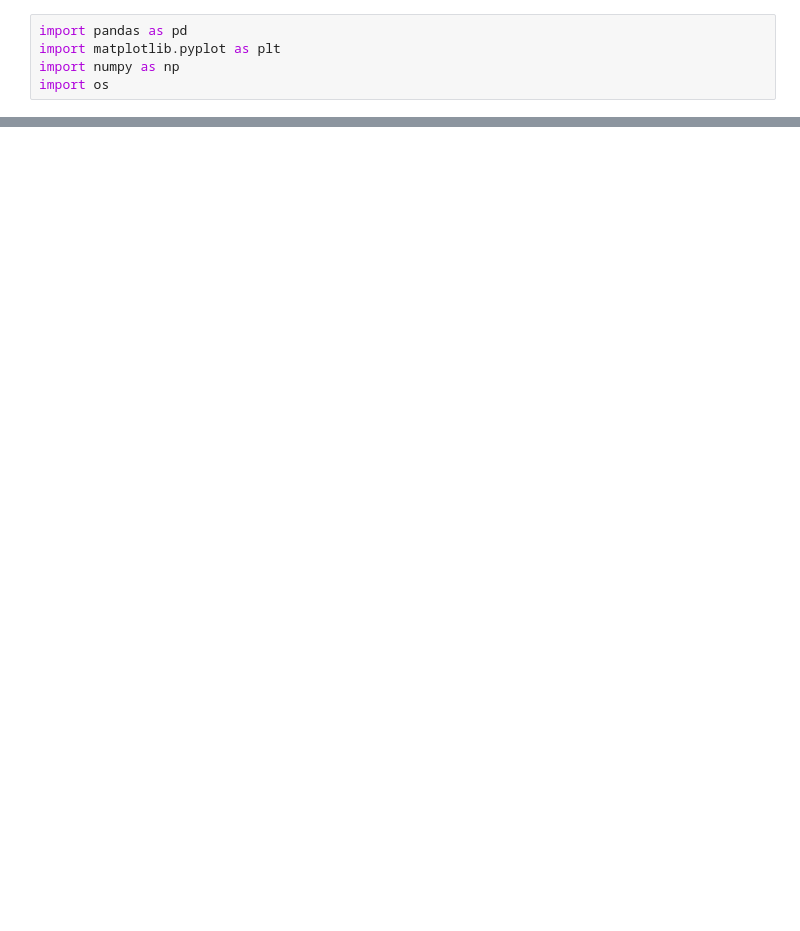
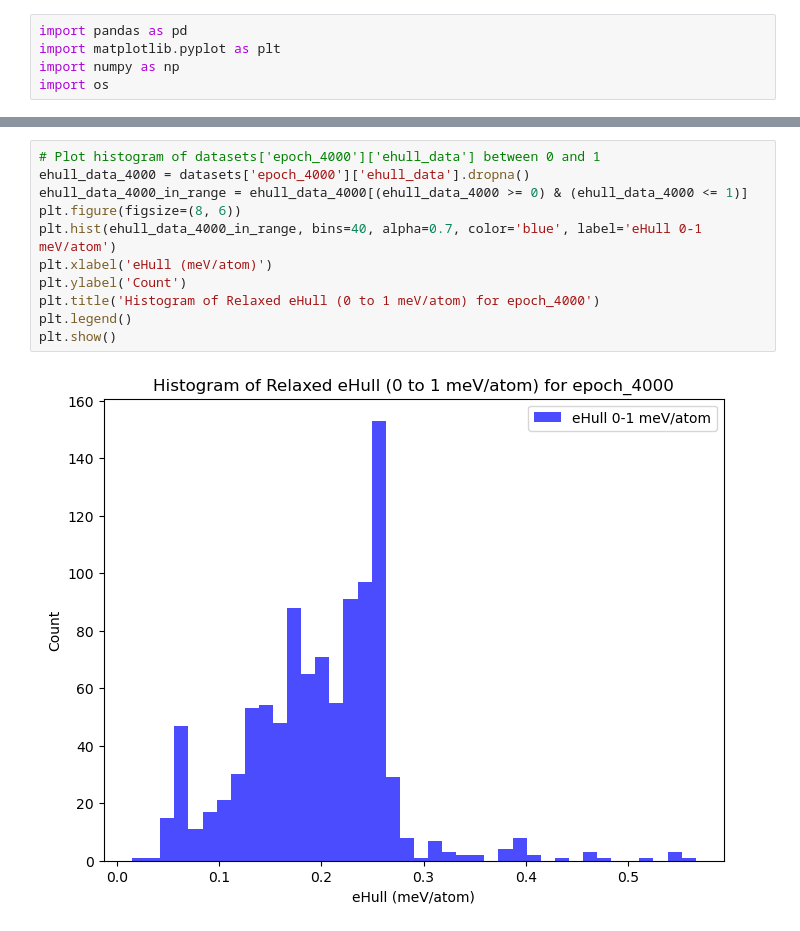
Before and after one commit to deepmodeling/CrystalFormer-CSP, a Jupyter notebook: scripts/analysis.ipynb, the cells around one changed output, grey strips where cells are left out. Drawn from its saved outputs; the diff is of its cells as text; blank space fills up the shorter version.

```diff
--- a/scripts/analysis.ipynb
+++ b/scripts/analysis.ipynb
@@ -164,3 +233,16 @@ Max: 1.0584
+# %%
+# Plot histogram of datasets['epoch_4000']['ehull_data'] between 0 and 1
+ehull_data_4000 = datasets['epoch_4000']['ehull_data'].dropna()
+ehull_data_4000_in_range = ehull_data_4000[(ehull_data_4000 >= 0) & (ehull_data_4000 <= 1)]
+plt.figure(figsize=(8, 6))
+plt.hist(ehull_data_4000_in_range, bins=40, alpha=0.7, color='blue', label='eHull 0-1 meV/atom')
+plt.xlabel('eHull (meV/atom)')
+plt.ylabel('Count')
+plt.title('Histogram of Relaxed eHull (0 to 1 meV/atom) for epoch_4000')
+plt.legend()
+plt.show()
+# %% [output]
+[figure, added]
 # %%
 # Create the comparative histogram
 if len(datasets) > 1:
```
Also changed, not shown: parts of 8 cells of this notebook, 6 other files.
